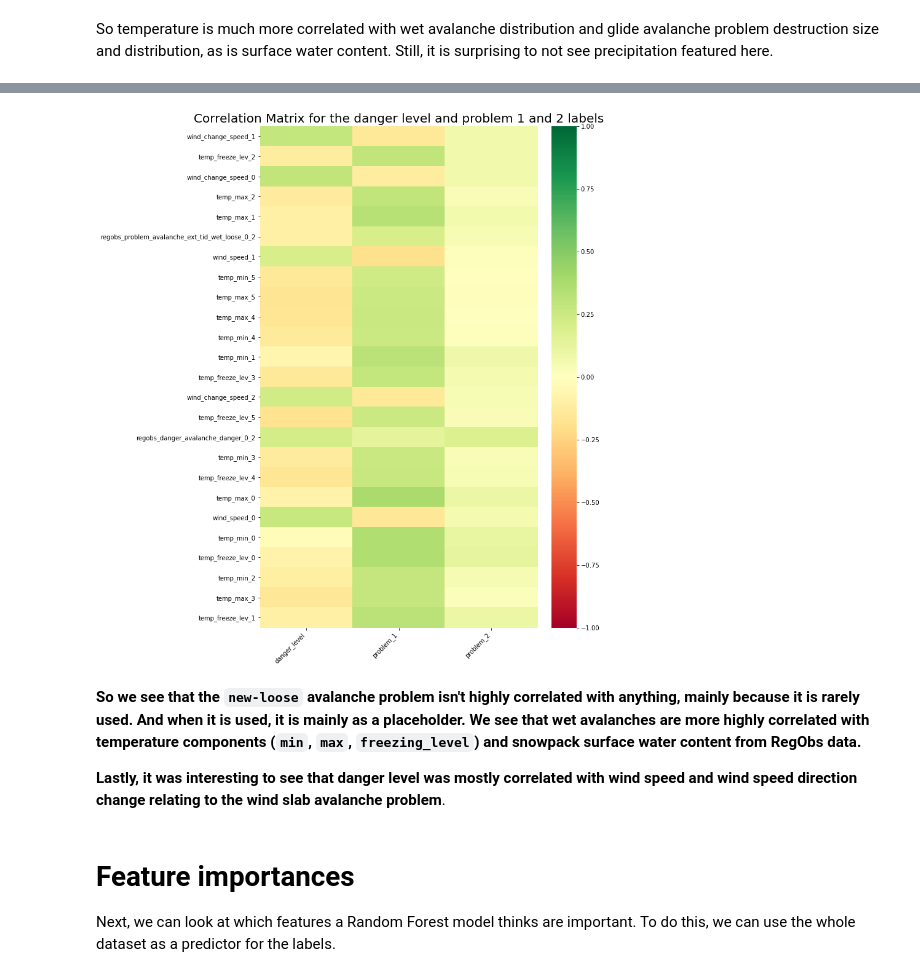
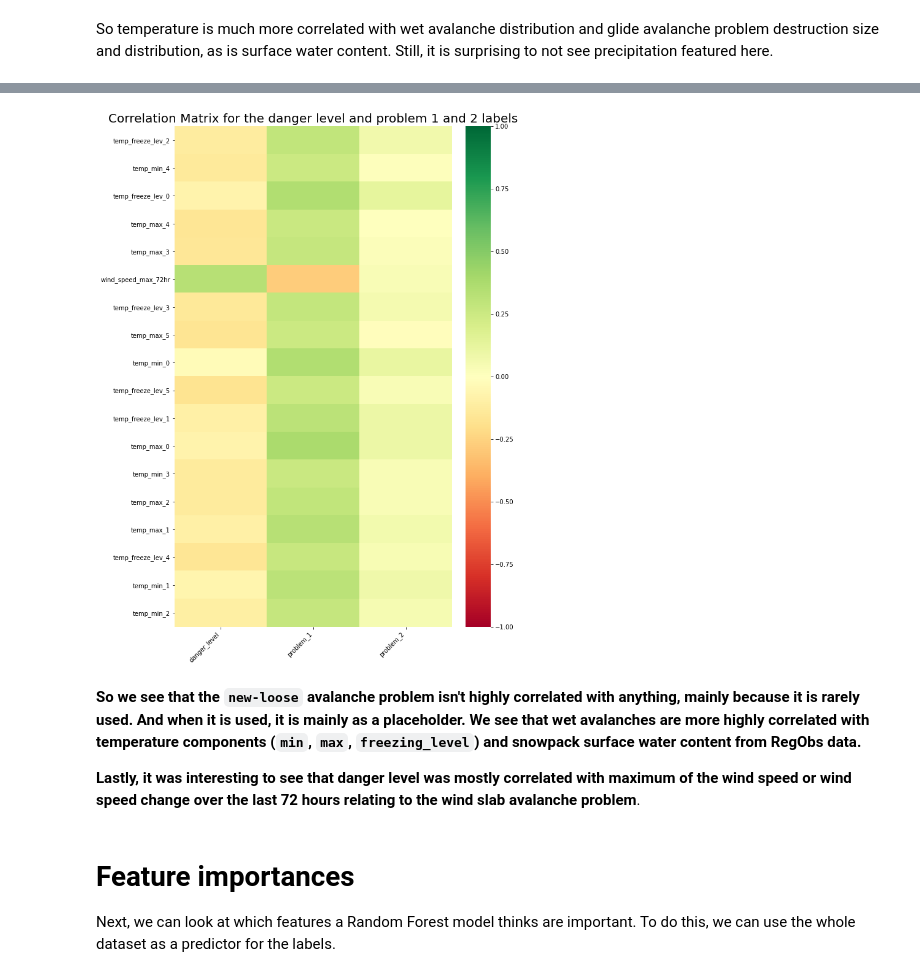
Before and after one commit to NVE/avalanche_ml, a Jupyter notebook: notebooks/analysis/1_feature_reduction.ipynb, the cells around one changed output, grey strips where cells are left out. Cells and saved outputs as stored; diff of their text form; code cells hidden in the pictures.

```diff
--- a/notebooks/analysis/1_feature_reduction.ipynb
+++ b/notebooks/analysis/1_feature_reduction.ipynb
@@ -200,0 +326,3 @@ check_label_types(labels)
+# %%
+todays_precip = regions.loc[:, ['precip_0']]
+todays_precip
@@ -200,0 +344,10 @@ check_label_types(labels)
+# %%
+to_sum = ['precip_0', 'precip_1', 'precip_2']
+regions = sum_over_features(regions, to_sum, 'precip_72hr')
+
+# now concatenate precip_0 column back in
+regions = pd.concat([regions, todays_precip], axis=1)
+
+# print all precip columns again to check for new column
+precip_cols = [col for col in regions.columns if 'precip' in col and 'most_exposed' not in col]
+precip_cols
@@ -249,12 +389,25 @@ correlations.drop(empty_rows, inplace = True)
+# %%
+# drop columns that include text, create correlations matrix
+only_numeric = features_and_labels.select_dtypes(include='number')
+correlations = only_numeric.corr()
+
+# shorten the x axis to only the labels
+keep_cols = [col for col in labels if col in correlations.columns]
+drop_rows = list(set(correlations.columns) - set(keep_cols))
+correlations = correlations.loc[drop_rows, keep_cols]
+
+# there are some rows with only nan values, we can drop those here
+empty_rows = [item for item in correlations.index if correlations.loc[item].isna().all() == True]
+correlations.drop(empty_rows, inplace = True)
 # %%
 # to save after running for the first time
-# np.save('./data/correlations.npy', correlations.values)
+np.save('./data/correlations.npy', correlations.values)
 
-# with open('./data/correlations_index.txt', 'wb') as file:
-#     pickle.dump(correlations.index.values, file)
+with open('./data/correlations_index.txt', 'wb') as file:
+    pickle.dump(correlations.index.values, file)
 
-# with open('./data/correlations_columns.txt', 'wb') as file:
-#     pickle.dump(correlations.columns.values, file)
+with open('./data/correlations_columns.txt', 'wb') as file:
+    pickle.dump(correlations.columns.values, file)
 # %%
 # to load after having saved
 corr_array = np.load('./data/correlations.npy')
@@ -356,11 +509,11 @@ plot_correlations(correlations, 0.25, proba_cols, 'probability')
 # %%
-plot_correlations(correlations, 0.2, problem_cols, 'danger level and problem 1 and 2')
+plot_correlations(correlations, 0.25, problem_cols, 'danger level and problem 1 and 2')
 # %% [output]
-[figure, old version]
+[figure, new version]
 # %% [markdown]
 **So we see that the `new-loose` avalanche problem isn't highly correlated with anything, mainly because it is rarely used. And when it is used, it is mainly as a placeholder. We see that wet avalanches are more highly correlated with temperature components (`min`, `max`, `freezing_level`) and snowpack surface water content from RegObs data.**
 
-**Lastly, it was interesting to see that danger level was mostly correlated with wind speed and wind speed direction change relating to the wind slab avalanche problem**.
+**Lastly, it was interesting to see that danger level was mostly correlated with maximum of the wind speed or wind speed change over the last 72 hours relating to the wind slab avalanche problem**.
 # %% [markdown]
 # Feature importances
 
```
Also changed, not shown: parts of 47 cells of this notebook, 2 other files.
